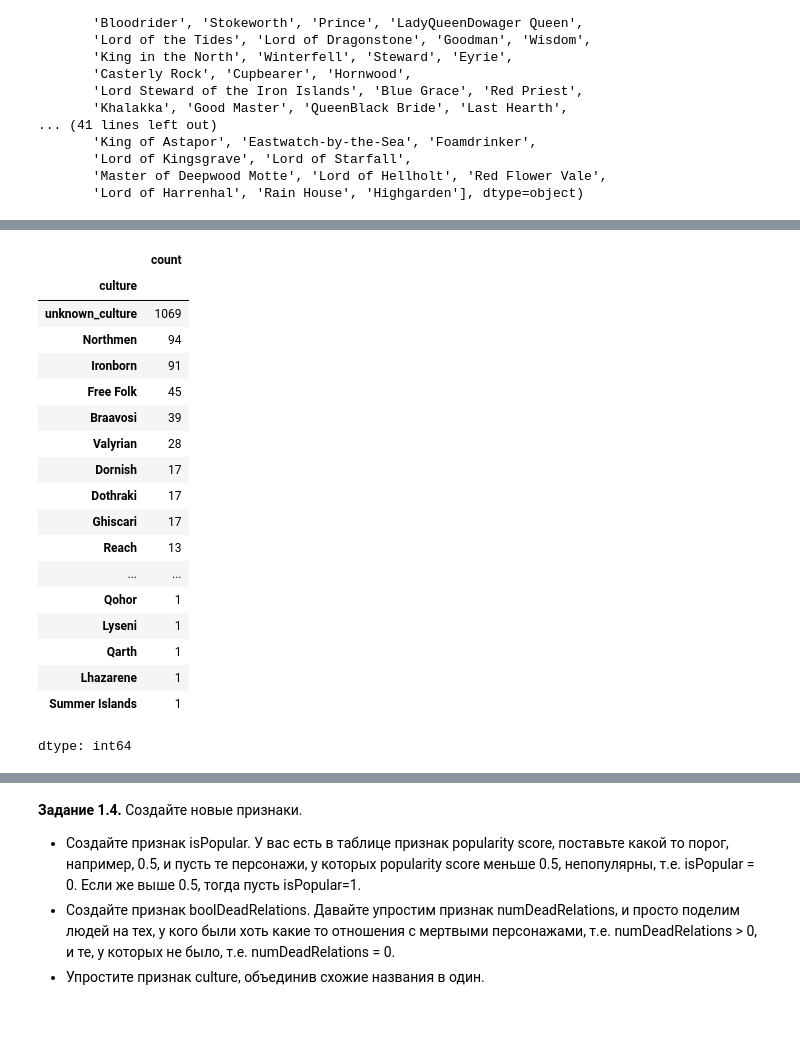
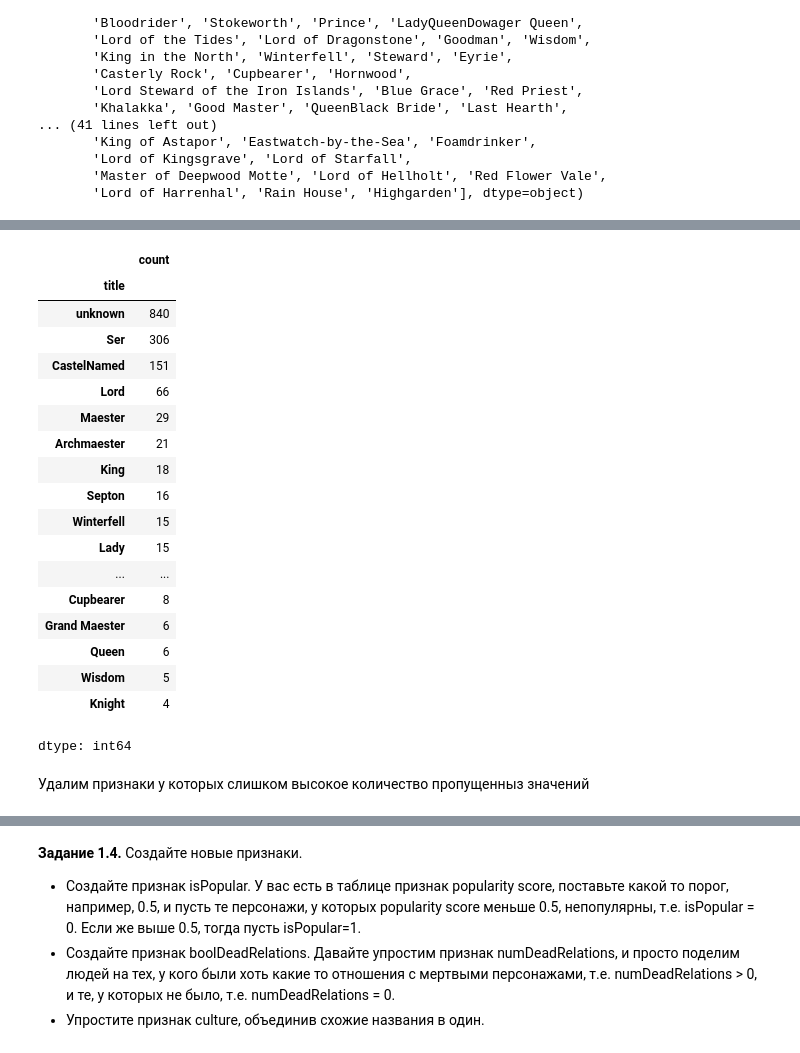
Before and after one commit to Lindemann-S/DLS2025, a Jupyter notebook: week_01_ml_intro/Homework/hw_1_game_of_thrones.ipynb, the cells around one changed output, grey strips where cells are left out. Cells and saved outputs as stored; diff of their text form; code cells hidden in the pictures; blank space fills up the shorter version.

```diff
--- a/week_01_ml_intro/Homework/hw_1_game_of_thrones.ipynb
+++ b/week_01_ml_intro/Homework/hw_1_game_of_thrones.ipynb
@@ -103,6 +103,8 @@ import pandas as pd
 import numpy as np
 from matplotlib import pyplot
 import seaborn as sns
+# %%
+pd.options.display.max_rows = 100
 # %% [markdown]
 **Задание 1.2.** Загрузите датасет в Pandas DataFrame при помощи функции `read_csv`. Вместо дефолтных наименований строк `0,1,...`, при помощи параметра `index_col`, сделайте значения колонки `S.No` наименованиями строк:
 # %%
@@ -279,6 +281,3 @@ array(['unknown', 'Lord of the Crossing', 'Ser', 'Queen', 'Greenstone',
        'Lord of Kingsgrave', 'Lord of Starfall',
        'Master of Deepwood Motte', 'Lord of Hellholt', 'Red Flower Vale',
        'Lord of Harrenhal', 'Rain House', 'Highgarden'], dtype=object)
-# %%
-for value in train_data['title'].unique():
-    print(f"{value}: {(train_data['title'].value_counts() == value).sum()}")
@@ -307,25 +306,47 @@ Highgarden: 0
+# %%
+# упростим признак title, мне лень проверять но кажется это даст ему больше информативности, так как в нём будет меньше уникальных значеий
+strings = {
+    '[L, l]ord': 'Lord',
+    'Lady': 'Lady',
+    '^King': 'King',
+    'Prince ': 'Prince',
+    'Queen': 'Queen',
+    '[M, m]aster': 'Master',
+    'Knight': 'Knight',
+    'Khal': 'Khal'
+}
+for reg_ex, value in strings.items():
+    train_data.loc[train_data['title'].str.contains(reg_ex), ['title']] = value
+    test_data.loc[test_data['title'].str.contains(reg_ex), ['title']] = value
+
+other_titles = train_data['title'].value_counts()[train_data['title'].value_counts() <= 3].index
+for value in other_titles:
+    train_data.loc[train_data['title'].str.contains(value), ['title']] = 'CastelNamed'
+    test_data.loc[test_data['title'].str.contains(value), ['title']] = 'CastelNamed'
 # %%
-train_data['culture'].value_counts()
+train_data['title'].value_counts()
 # %% [output]
 |  | count |
-| culture |  |
-| unknown_culture | 1069 |
-| Northmen | 94 |
-| Ironborn | 91 |
-| Free Folk | 45 |
-| Braavosi | 39 |
-| Valyrian | 28 |
-| Dornish | 17 |
-| Dothraki | 17 |
-| Ghiscari | 17 |
-| Reach | 13 |
+| title |  |
+| unknown | 840 |
+| Ser | 306 |
+| CastelNamed | 151 |
+| Lord | 66 |
+| Maester | 29 |
+| Archmaester | 21 |
+| King | 18 |
+| Septon | 16 |
+| Winterfell | 15 |
+| Lady | 15 |
 | ... | ... |
-| Qohor | 1 |
-| Lyseni | 1 |
-| Qarth | 1 |
-| Lhazarene | 1 |
-| Summer Islands | 1 |
+| Cupbearer | 8 |
+| Grand Maester | 6 |
+| Queen | 6 |
+| Wisdom | 5 |
+| Knight | 4 |
 dtype: int64
+# %% [markdown]
+Удалим признаки у которых слишком высокое количество пропущенныз значений
 # %%
 columns_to_drop = [
     'isAliveMother',
```
Also changed, not shown: parts of 8 cells of this notebook.
